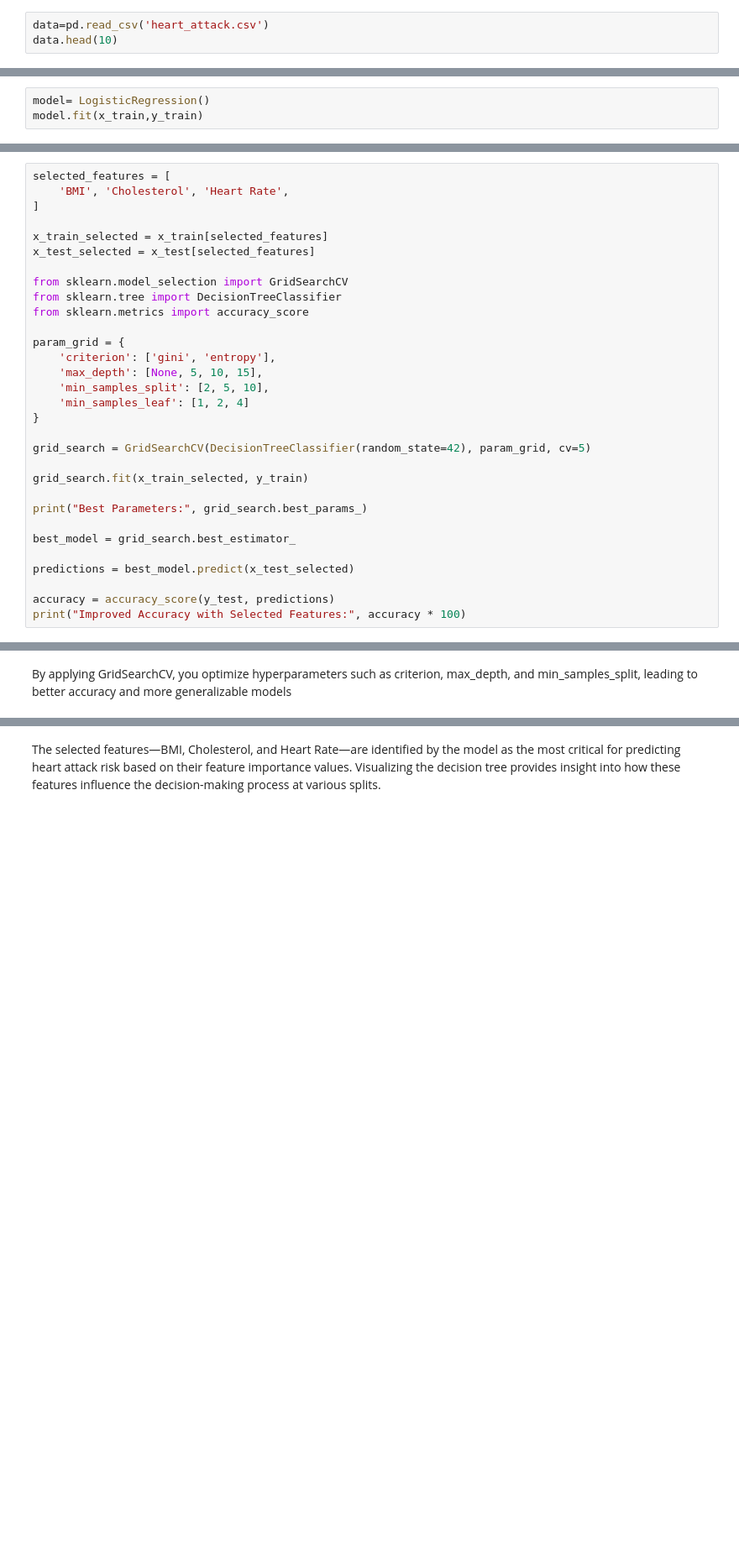
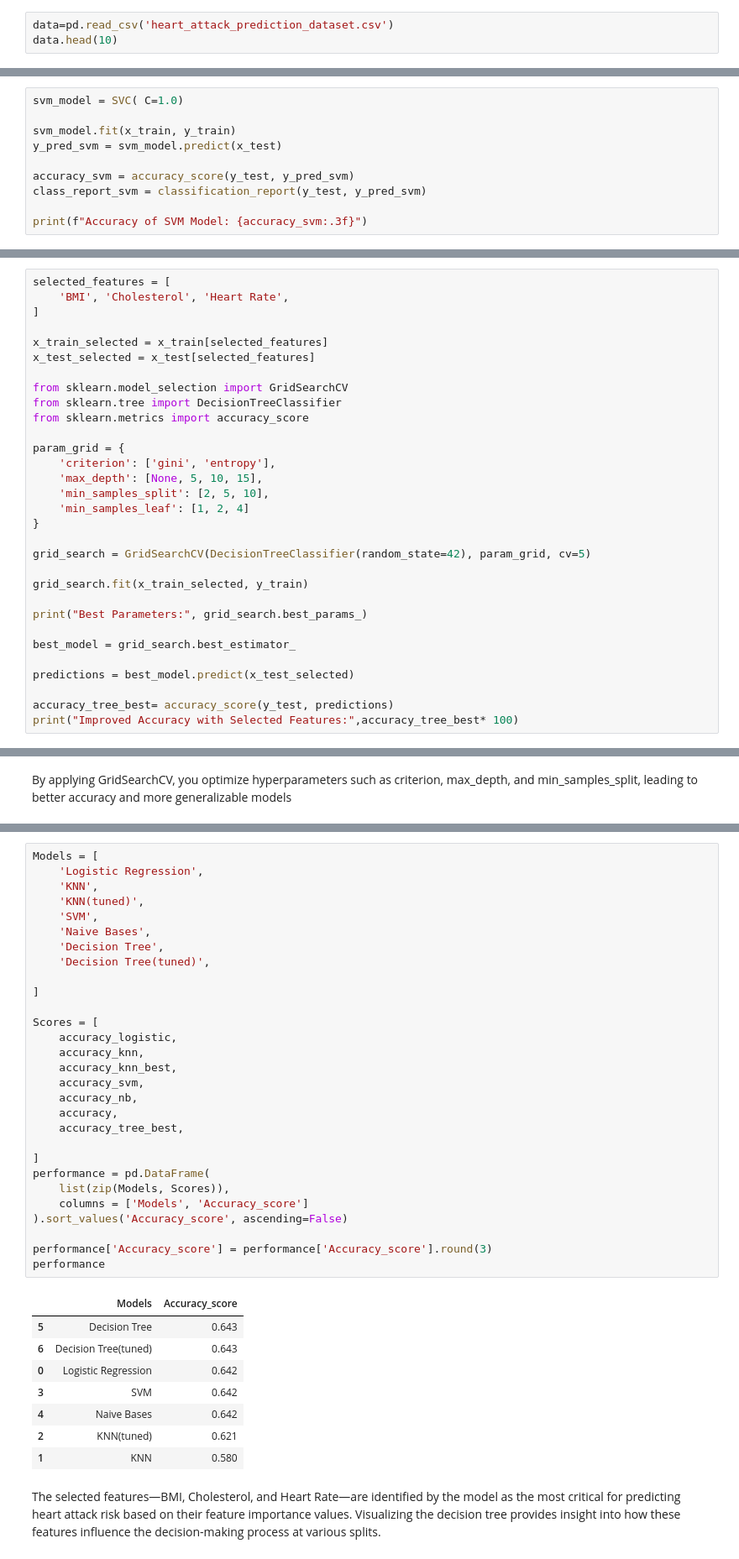
Before and after one commit to Abdelhamedhassan/Machine-learning-Algorithms, a Jupyter notebook: Heart_Attack_ML.ipynb, the cells around one changed output, grey strips where cells are left out. Shown at 84% size. Cells and saved outputs as stored; diff of their text form; blank space fills up the shorter version.

Commit message:
added SVM , KNN, Naive bayes Algorithms

```diff
--- a/Hear_Attach_ML_Models.ipynb
+++ b/Heart_Attack_ML.ipynb
@@ -407,5 +399,5 @@ from sklearn.model_selection import train_test_split
 # %%
-data=pd.read_csv('heart_attack.csv')
+data=pd.read_csv('heart_attack_prediction_dataset.csv')
 data.head(10)
 # %% [output]
 |  | Patient ID | Age | Sex | Cholesterol | Blood Pressure | Heart Rate | Diabetes | Family History | ... |
@@ -526,6 +518,3 @@ x_train
 | 860 | 85 | 285 | 54 | 1 | 1 | 1 | 1 | 25.499506 | 552 | ... |
 | 7270 | 89 | 240 | 53 | 1 | 1 | 1 | 0 | 35.195328 | 619 | ... |
 7010 rows × 14 columns
-# %%
-model= LogisticRegression()
-model.fit(x_train,y_train)
@@ -550,0 +593,10 @@ Accuracy: 64.17569880205363
+# %%
+svm_model = SVC( C=1.0)
+
+svm_model.fit(x_train, y_train)
+y_pred_svm = svm_model.predict(x_test)
+
+accuracy_svm = accuracy_score(y_test, y_pred_svm)
+class_report_svm = classification_report(y_test, y_pred_svm)
+
+print(f"Accuracy of SVM Model: {accuracy_svm:.3f}")
@@ -665,8 +815,8 @@ best_model = grid_search.best_estimator_
 
 predictions = best_model.predict(x_test_selected)
 
-accuracy = accuracy_score(y_test, predictions)
-print("Improved Accuracy with Selected Features:", accuracy * 100)
+accuracy_tree_best= accuracy_score(y_test, predictions)
+print("Improved Accuracy with Selected Features:",accuracy_tree_best* 100)
 # %% [output]
 Best Parameters: {'criterion': 'entropy', 'max_depth': 5, 'min_samples_leaf': 1, 'min_samples_split': 2}
 Improved Accuracy with Selected Features: 64.3468339988591
@@ -711,3 +861,41 @@ plt.show()
+# %%
+Models = [
+    'Logistic Regression',
+    'KNN',
+    'KNN(tuned)',
+    'SVM',
+    'Naive Bases',
+    'Decision Tree',
+    'Decision Tree(tuned)',
+
+]
+
+Scores = [
+    accuracy_logistic,
+    accuracy_knn,
+    accuracy_knn_best,
+    accuracy_svm,
+    accuracy_nb,
+    accuracy,
+    accuracy_tree_best,
+
+]
+performance = pd.DataFrame(
+    list(zip(Models, Scores)),
+    columns = ['Models', 'Accuracy_score']
+).sort_values('Accuracy_score', ascending=False)
+
+performance['Accuracy_score'] = performance['Accuracy_score'].round(3)
+performance
+# %% [output]
+|  | Models | Accuracy_score |
+| 5 | Decision Tree | 0.643 |
+| 6 | Decision Tree(tuned) | 0.643 |
+| 0 | Logistic Regression | 0.642 |
+| 3 | SVM | 0.642 |
+| 4 | Naive Bases | 0.642 |
+| 2 | KNN(tuned) | 0.621 |
+| 1 | KNN | 0.580 |
 # %% [markdown]
 The selected features—BMI, Cholesterol, and Heart Rate—are identified by the model as the most critical for predicting heart attack risk based on their feature importance values. Visualizing the decision tree provides insight into how these features influence the decision-making process at various splits.
 # %% [markdown]
```
Also changed, not shown: parts of 18 cells of this notebook.
